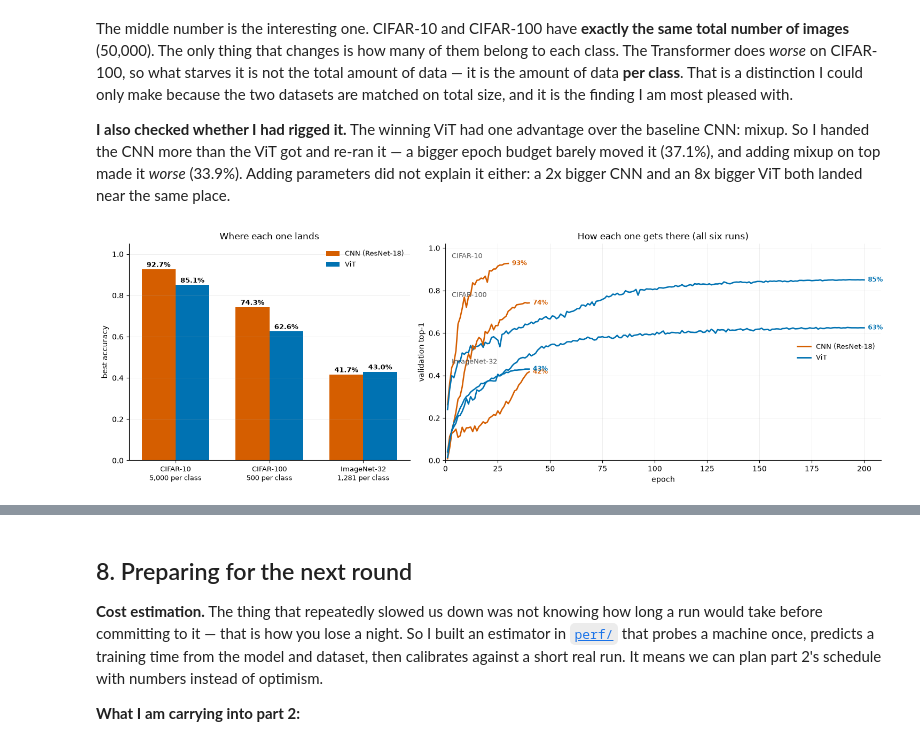
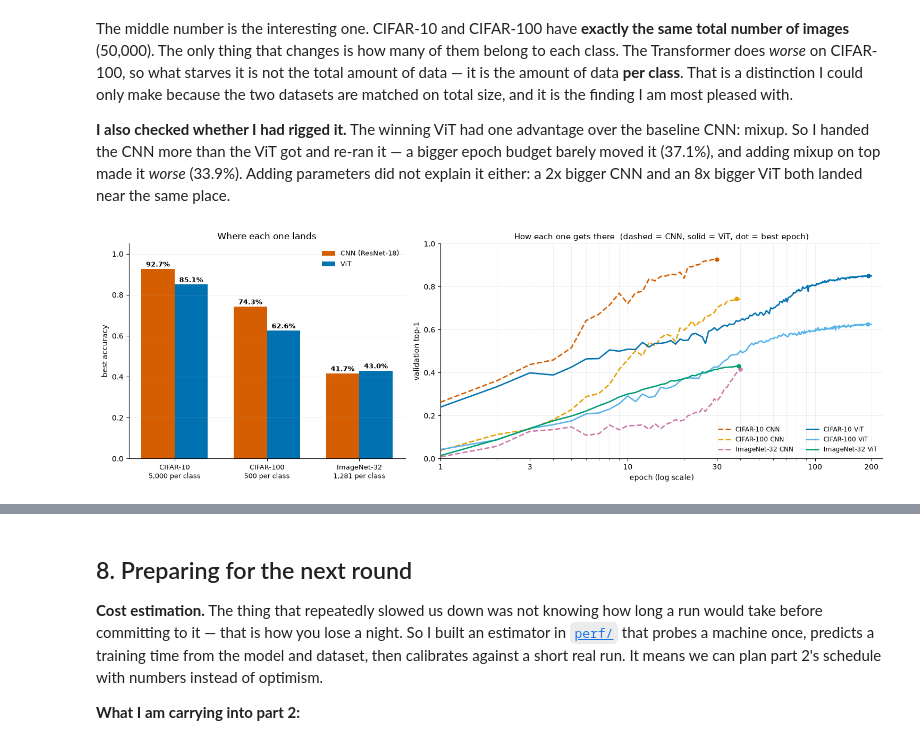
Before and after one commit to TrueRottweiler/WashingtonCsed504, a Jupyter notebook: src/a1-cv/results_jeffrey.ipynb, the cells around one changed output, grey strips where cells are left out. Saved outputs shown, nothing was run; the diff lists cells and outputs as text; code cells hidden in the pictures.

```diff
--- a/src/a1-cv/results_jeffrey.ipynb
+++ b/src/a1-cv/results_jeffrey.ipynb
@@ -242,10 +242,6 @@ a 2x bigger CNN and an 8x bigger ViT both landed near the same place.
 # the numbers move when the runs do.
 import json, glob, os
 import matplotlib.pyplot as plt
-from matplotlib.lines import Line2D
-
-# One color per family, used the same way in every chart in this project: the CNN warm, the ViT cool.
-CNN_C, VIT_C = '#D55E00', '#0072B2'
 
 # Pull each ImageNet-32 run's best score off disk. resnet18_noclip is the CNN we quote, because
 # clipping cost the shallow ResNet about five points (section 3).
@@ -257,8 +253,7 @@ for path in sorted(glob.glob('runs/*_result.json')):
 cnn_in = inet.get('resnet18_noclip', 0.4169)
 vit_in = inet.get('vit', 0.4301)
 
-# val_curve: one run's validation accuracy at every epoch, straight from its per-epoch log. The last
-# value is the number in the bars on the left; the shape is what a bar chart cannot show.
+# val_curve: one run's validation accuracy at every epoch, straight from its per-epoch log.
 def val_curve(tag):
     try:
         with open(f'runs/{tag}.jsonl') as f:
@@ -266,7 +261,21 @@ def val_curve(tag):
     except OSError:
         return []
 
-# The three datasets in order of how much data there is per class, which is the axis that matters.
+# Every run gets its own colour so six lines stay tellable apart, with the CNNs warm and the ViTs cool
+# so the family still reads at a glance, and dashed against solid saying the same thing a second way.
+# The palette is the Okabe-Ito set, which stays distinguishable for the common colour-vision types.
+RUNS_PLOT = [
+    ('cifar10_resnet18',  'CIFAR-10 CNN',    '#D55E00', '--'),
+    ('cifar100_resnet18', 'CIFAR-100 CNN',   '#E69F00', '--'),
+    ('resnet18_noclip',   'ImageNet-32 CNN', '#CC79A7', '--'),
+    ('cifar10_vit',       'CIFAR-10 ViT',    '#0072B2', '-'),
+    ('cifar100_vit',      'CIFAR-100 ViT',   '#56B4E9', '-'),
+    ('vit',               'ImageNet-32 ViT', '#009E73', '-'),
+]
+
+# The bars keep the project's two-colour family convention, since only two things are being compared.
+CNN_C, VIT_C = '#D55E00', '#0072B2'
+
 rows = [
     ('CIFAR-10\n5,000 per class',    0.9273, 0.8513),
     ('CIFAR-100\n500 per class',     0.7432, 0.6259),
@@ -276,78 +285,66 @@ labels   = [r[0] for r in rows]
 cnn_vals = [r[1] for r in rows]
 vit_vals = [r[2] for r in rows]
 
-# The curve panel gets the wider half: six lines over 200 epochs needs the room.
-fig, (ax1, ax2) = plt.subplots(1, 2, figsize=(15, 5), gridspec_kw={'width_ratios': [1, 1.55]})
+fig, (ax1, ax2) = plt.subplots(1, 2, figsize=(15, 5), gridspec_kw={'width_ratios': [1, 1.6]})
 
-# Left: the head to head across all three datasets. The crossover is visible without reading numbers.
+# Left: where each one lands, across all three datasets.
 x, w = range(len(labels)), 0.36
 b1 = ax1.bar([i - w / 2 for i in x], cnn_vals, w, color=CNN_C, label='CNN (ResNet-18)')
 b2 = ax1.bar([i + w / 2 for i in x], vit_vals, w, color=VIT_C, label='ViT')
 for bars in (b1, b2):
     for bar in bars:
         ax1.annotate(f'{bar.get_height():.1%}',
                      xy=(bar.get_x() + bar.get_width() / 2, bar.get_height()),
                      xytext=(0, 3), textcoords='offset points',
                      ha='center', fontsize=9, fontweight='bold')
 
 ax1.set_xticks(list(x)); ax1.set_xticklabels(labels, fontsize=9)
 ax1.set_ylabel('best accuracy'); ax1.set_ylim(0, 1.05)
 ax1.set_title('Where each one lands')
 ax1.legend(frameon=False, fontsize=9); ax1.grid(axis='y', alpha=0.25, linewidth=0.6)
 ax1.spines[['top', 'right']].set_visible(False)
 
-# Right: all six runs on one axis, every epoch. Color is the family, and the three datasets separate
-# themselves vertically because they are simply different difficulties. Two things fall out of that
-# which the bars on the left cannot show:
-#   - the crossover becomes a flip: orange sits above blue on both CIFARs and below it on ImageNet-32
-#   - the CNNs finish in 30 to 40 epochs while the CIFAR ViTs need 200, which is the cost half of it
-CURVES = [
-    ('cifar10_resnet18',  CNN_C),
-    ('cifar10_vit',       VIT_C),
-    ('cifar100_resnet18', CNN_C),
-    ('cifar100_vit',      VIT_C),
-    ('resnet18_noclip',   CNN_C),
-    ('vit',               VIT_C),
-]
-
-for tag, color in CURVES:
+# Right: all six runs, epoch by epoch. The axis is logarithmic because the budgets are so different --
+# the CNNs finish by 30 or 40 while the CIFAR ViTs run to 200, and on a linear axis four of the six
+# curves would be squeezed into the first fifth of the width with their interesting part unreadable.
+for tag, label, color, style in RUNS_PLOT:
     ys = val_curve(tag)
     if not ys:
         continue
 
-    ax2.plot(range(1, len(ys) + 1), ys, color=color, linewidth=1.9)
+    ax2.plot(range(1, len(ys) + 1), ys, color=color, linestyle=style, linewidth=1.9, label=label)
 
-    # Label where each curve ends, so six lines stay readable without six legend entries.
-    ax2.annotate(f'{max(ys):.0%}', xy=(len(ys), ys[-1]), xytext=(5, 0),
-                 textcoords='offset points', color=color,
-                 fontsize=8.5, fontweight='bold', va='center')
+    # A dot at the best epoch, so "where did this actually peak" is answered on the chart rather than
+    # left to the reader. For the CNNs it sits at the very end; for the CIFAR ViTs it sits well short
+    # of 200, which is the over-training visible in one mark.
+    bi = ys.index(max(ys))
+    ax2.plot(bi + 1, ys[bi], marker='o', markersize=5, color=color)
 
-# Name each band once instead of listing six runs in a legend. The bands are the datasets, and their
-# vertical order is just how hard each one is.
-for name, y in (('CIFAR-10', 0.945), ('CIFAR-100', 0.762), ('ImageNet-32', 0.448)):
-    ax2.text(3, y, name, fontsize=9, color='#555555', va='bottom')
-
-# The legend only has to explain the color, because that is the one encoding doing the work.
-ax2.legend(handles=[Line2D([], [], color=CNN_C, lw=2, label='CNN (ResNet-18)'),
-                    Line2D([], [], color=VIT_C, lw=2, label='ViT')],
-           frameon=False, loc='center right', fontsize=9)
-
-ax2.set_xlabel('epoch'); ax2.set_ylabel('validation top-1')
-ax2.set_title('How each one gets there (all six runs)')
-ax2.set_ylim(0, 1.02); ax2.set_xlim(0, 208)
-ax2.grid(alpha=0.25, linewidth=0.6)
+ax2.set_xscale('log')
+ax2.set_xticks([1, 3, 10, 30, 100, 200])
+ax2.get_xaxis().set_major_formatter(plt.ScalarFormatter())
+ax2.set_xlabel('epoch (log scale)'); ax2.set_ylabel('validation top-1')
+ax2.set_title('How each one gets there  (dashed = CNN, solid = ViT, dot = best epoch)', fontsize=11)
+ax2.set_ylim(0, 1.0); ax2.set_xlim(1, 230)
+ax2.grid(alpha=0.25, linewidth=0.6, which='both')
+ax2.legend(frameon=False, fontsize=8.5, loc='lower right', ncol=2)
 ax2.spines[['top', 'right']].set_visible(False)
 
 plt.tight_layout(); plt.show()
 
 gaps = [(c - v) * 100 for c, v in zip(cnn_vals, vit_vals)]
 print(f'CIFAR-10  CNN {cnn_vals[0]:.1%} vs ViT {vit_vals[0]:.1%}   CNN leads by {gaps[0]:.1f}')
 print(f'CIFAR-100 CNN {cnn_vals[1]:.1%} vs ViT {vit_vals[1]:.1%}   CNN leads by {gaps[1]:.1f}  (same total data as CIFAR-10)')
 print(f'ImageNet  CNN {cnn_vals[2]:.1%} vs ViT {vit_vals[2]:.1%}   ViT leads by {-gaps[2]:.1f}')
 print()
-print('Epochs each family needed: CNN 30-40, ViT 200 on the CIFARs.')
+
+# Where each run actually peaked, which is the number behind the dots above.
+for tag, label, _, _ in RUNS_PLOT:
+    ys = val_curve(tag)
+    if ys:
+        print(f'  {label:18s} best {max(ys):.2%} at epoch {ys.index(max(ys)) + 1} of {len(ys)}')
 # %% [output]
-[figure, old version]
+[figure, new version]
 CIFAR-10  CNN 92.7% vs ViT 85.1%   CNN leads by 7.6
 CIFAR-100 CNN 74.3% vs ViT 62.6%   CNN leads by 11.7  (same total data as CIFAR-10)
 ImageNet  CNN 41.7% vs ViT 43.0%   ViT leads by 1.3
```
Also changed, not shown: parts of 2 cells of this notebook, 3 other files.
